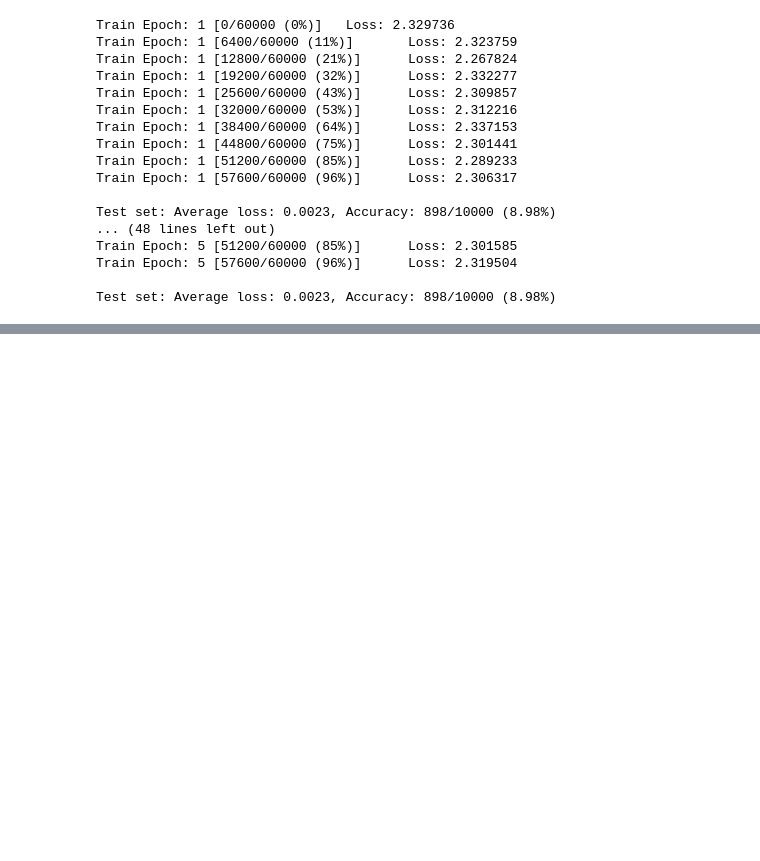
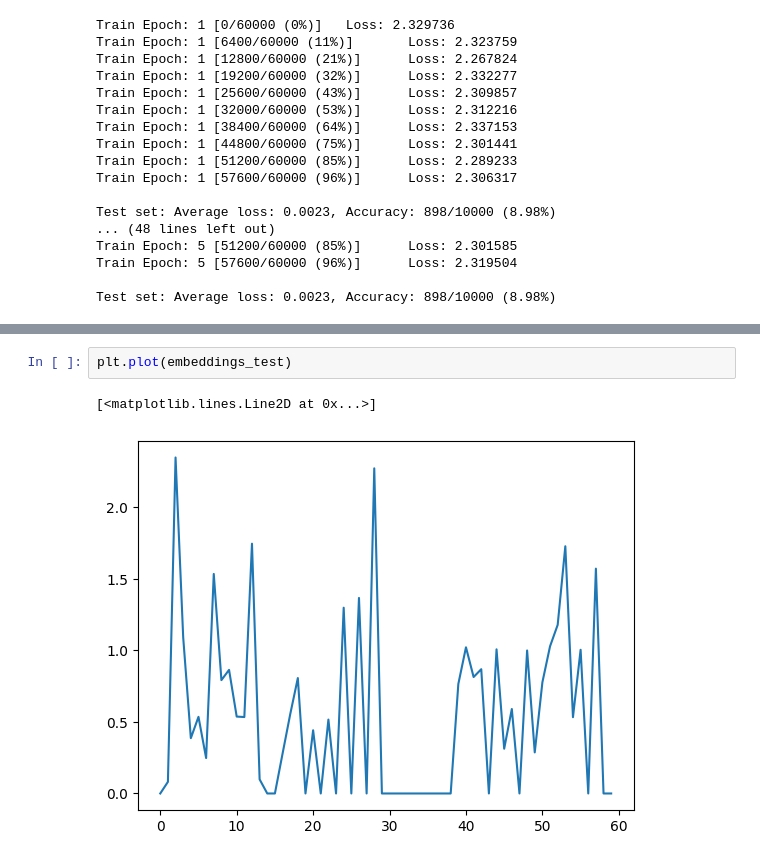
Before and after one commit to m3-learning/DataFed_TorchFlow, a Jupyter notebook: examples/PytorchModelLogger.ipynb, the cells around one changed output, grey strips where cells are left out. Drawn from its saved outputs; the diff is of its cells as text; blank space fills up the shorter version.

```diff
--- a/examples/PytorchModelLogger.ipynb
+++ b/examples/PytorchModelLogger.ipynb
@@ -240,0 +269,5 @@ Test set: Average loss: 0.0023, Accuracy: 898/10000 (8.98%)
+# %%
+plt.plot(embeddings_test)
+# %% [output]
+[<matplotlib.lines.Line2D at 0x...>]
+[figure, added]
```
Also changed, not shown: parts of 15 cells of this notebook, 3 other files.
